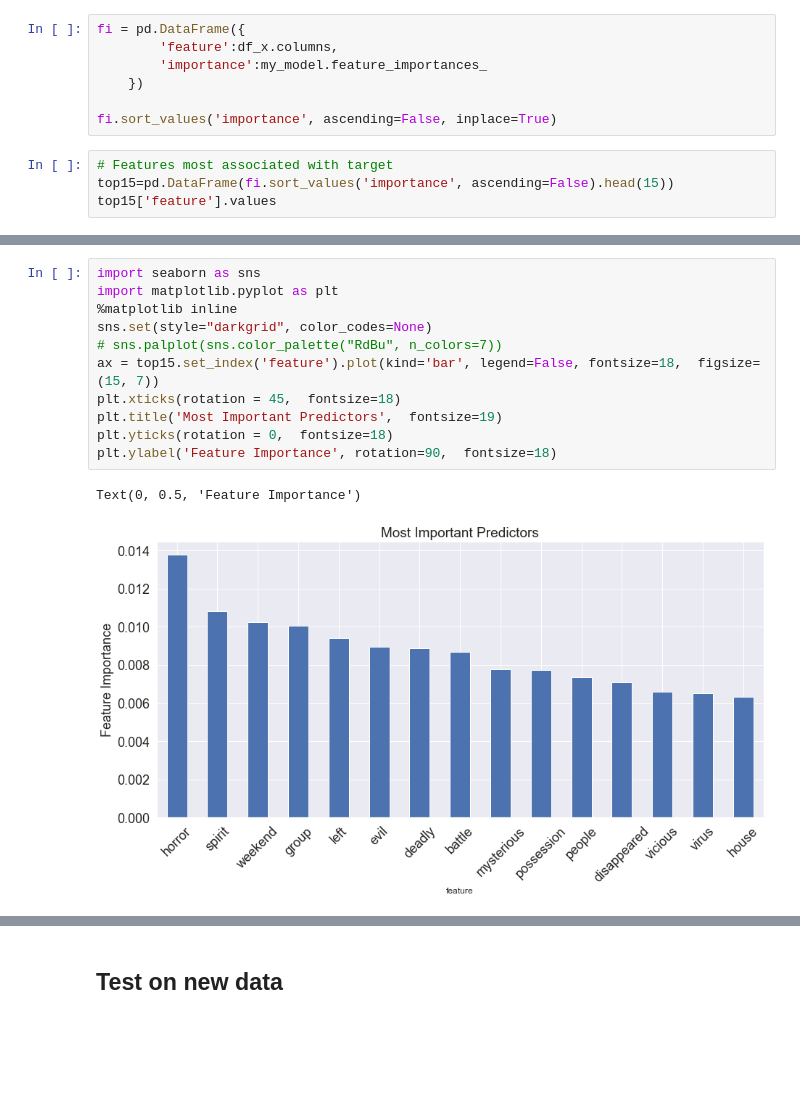
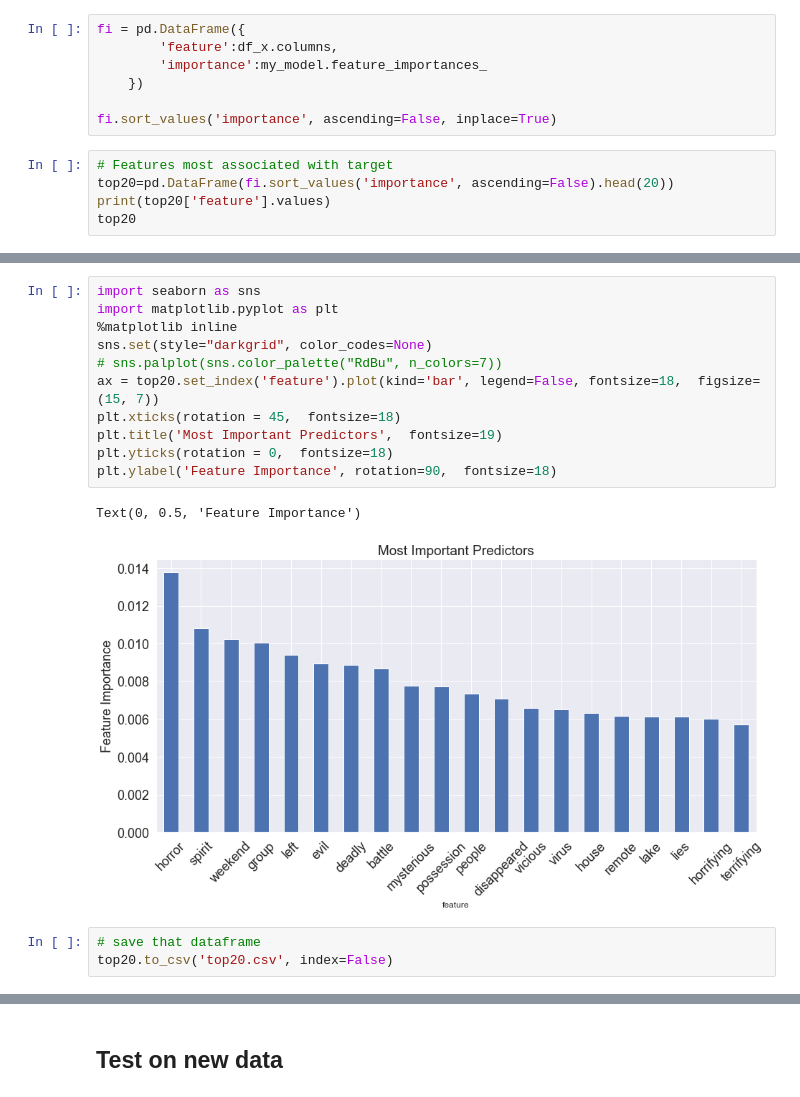
Before and after one commit to austinlasseter/tmdb-rf-classifier, a Jupyter notebook: analysis/random_forest_classifier.ipynb, the cells around one changed output, grey strips where cells are left out. Cells and saved outputs as stored; diff of their text form; blank space fills up the shorter version.

```diff
--- a/analysis/random_forest_classifier.ipynb
+++ b/analysis/random_forest_classifier.ipynb
@@ -289,6 +289,7 @@ fi = pd.DataFrame({
 fi.sort_values('importance', ascending=False, inplace=True)
 # %%
 # Features most associated with target
-top15=pd.DataFrame(fi.sort_values('importance', ascending=False).head(15))
-top15['feature'].values
+top20=pd.DataFrame(fi.sort_values('importance', ascending=False).head(20))
+print(top20['feature'].values)
+top20
 # %% [output]
@@ -298,14 +316,17 @@ array(['horror', 'spirit', 'weekend', 'group', 'left', 'evil', 'deadly',
 # %%
 import seaborn as sns
 import matplotlib.pyplot as plt
 %matplotlib inline
 sns.set(style="darkgrid", color_codes=None)
 # sns.palplot(sns.color_palette("RdBu", n_colors=7))
-ax = top15.set_index('feature').plot(kind='bar', legend=False, fontsize=18,  figsize=(15, 7))
+ax = top20.set_index('feature').plot(kind='bar', legend=False, fontsize=18,  figsize=(15, 7))
 plt.xticks(rotation = 45,  fontsize=18)
 plt.title('Most Important Predictors',  fontsize=19)
 plt.yticks(rotation = 0,  fontsize=18)
 plt.ylabel('Feature Importance', rotation=90,  fontsize=18)
 # %% [output]
 Text(0, 0.5, 'Feature Importance')
-[figure, old version]
+[figure, new version]
+# %%
+# save that dataframe
+top20.to_csv('top20.csv', index=False)
```
Also changed, not shown: parts of 5 cells of this notebook, 4 other files.
